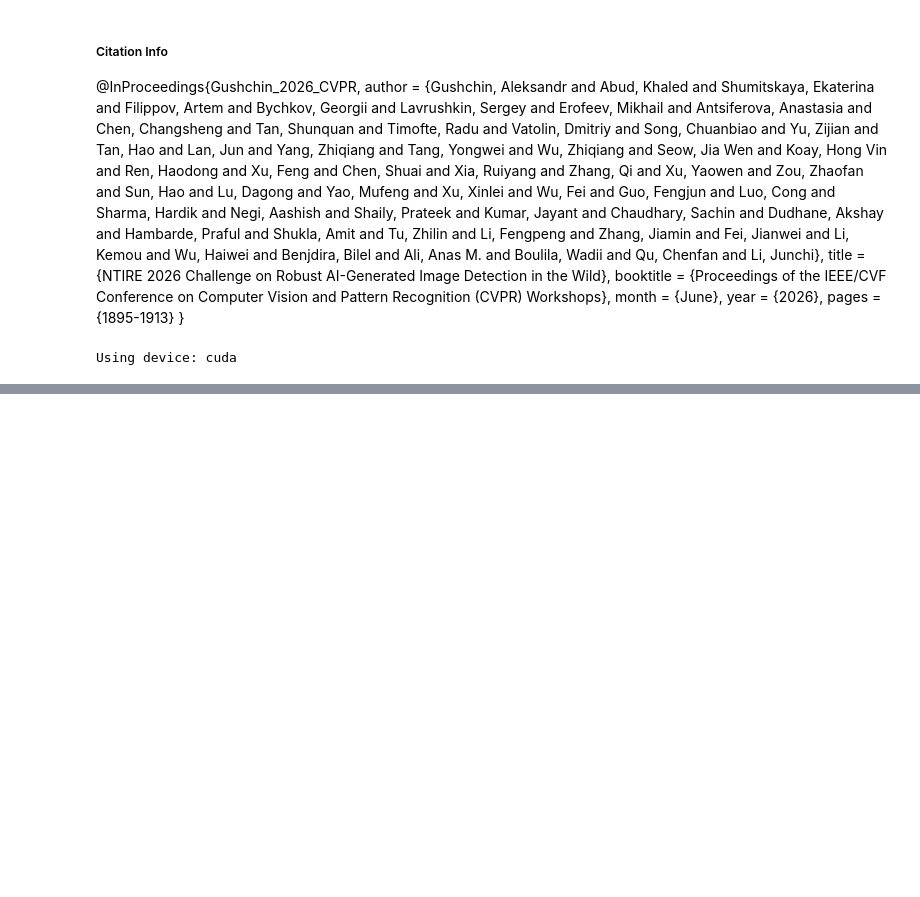
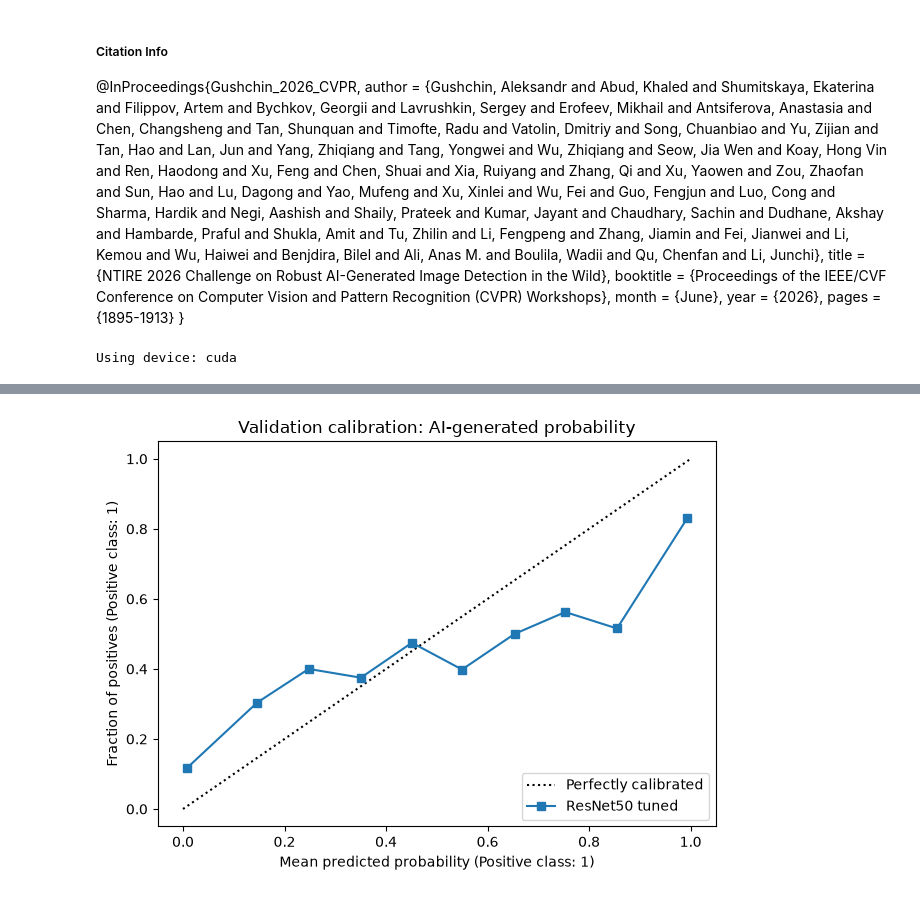
Before and after one commit to lbutch18/AI-Generated-Image-Detection, a Jupyter notebook: training/ntire/training_notebooks/ResNet50_tuning.ipynb, the cells around one changed output, grey strips where cells are left out. Cells and saved outputs as stored; diff of their text form; code cells hidden in the pictures; blank space fills up the shorter version.

```diff
--- a/training/ntire/training_notebooks/ResNet50_tuning.ipynb
+++ b/training/ntire/training_notebooks/ResNet50_tuning.ipynb
@@ -229,0 +177,83 @@ plt.show()
+# %%
+# Get detailed metrics for the current model on the validation set
+model = torch.load('../models/ResNet50FineTuned.pth', map_location=device, weights_only=False)
+
+import numpy as np
+import matplotlib.pyplot as plt
+from sklearn.calibration import CalibrationDisplay
+from sklearn.metrics import (
+    classification_report,
+    confusion_matrix,
+    balanced_accuracy_score,
+    brier_score_loss,
+    log_loss,
+    roc_auc_score,
+)
+
+y_true, y_pred, y_ai_probability, is_distorted = [], [], [], []
+
+model.eval()
+with torch.no_grad():
+    for batch in valloader:
+        images = batch["image"].to(device)
+        outputs = model(images)
+        probabilities = outputs.softmax(dim=1)
+        predictions = probabilities.argmax(dim=1)
+
+        y_true.extend(batch["label"].to(device).tolist())
+        y_pred.extend(predictions.tolist())
+        # Class 1 is AI-generated; use its probability for every image.
+        y_ai_probability.extend(probabilities[:, 1].tolist())
+        is_distorted.extend(batch["is_distorted"].tolist())
+
+# Keep the labels, predictions, scores, and distortion flags aligned.
+y_true = np.asarray(y_true)
+y_pred = np.asarray(y_pred)
+y_ai_probability = np.asarray(y_ai_probability)
+is_distorted = np.asarray(is_distorted)
+
+# Classification uses the existing argmax decision (equivalent to threshold 0.5,
+# with ties assigned to Real). ROC AUC uses continuous AI probabilities.
+for subset_name, mask in [
+    ("Overall", np.ones(len(y_true), dtype=bool)),
+    ("Clean", is_distorted == 0),
+    ("Distorted (robustness)", is_distorted == 1),
+]:
+    print(f"\n{subset_name}: {mask.sum()} images")
+    if not mask.any():
+        print("No images in this subset; skipping metrics.")
+        continue
+
+    labels = y_true[mask]
+    predicted = y_pred[mask]
+    scores = y_ai_probability[mask]
+    print(classification_report(
+        labels,
+        predicted,
+        labels=[0, 1],
+        target_names=["Real", "AI-generated"],
+        digits=3,
+        zero_division=0,
+    ))
+    print("Confusion matrix (rows: actual, columns: predicted; order: Real, AI-generated):")
+    print(confusion_matrix(labels, predicted, labels=[0, 1]))
+    print(f"Balanced accuracy: {balanced_accuracy_score(labels, predicted):.4f}")
+    print(f"Brier score (lower is better): {brier_score_loss(labels, scores):.4f}")
+    print(f"Log loss (lower is better): {log_loss(labels, scores, labels=[0, 1]):.4f}")
+    if len(np.unique(labels)) == 2:
+        print(f"ROC-AUC (higher is better): {roc_auc_score(labels, scores):.6f}")
+    else:
+        print("ROC-AUC is undefined: this subset contains only one class.")
+
+# Near the diagonal means predicted AI probabilities match observed AI frequencies.
+CalibrationDisplay.from_predictions(
+    y_true,
+    y_ai_probability,
+    n_bins=10,
+    strategy="uniform",
+    name="ResNet50 tuned",
+)
+plt.title("Validation calibration: AI-generated probability")
+plt.tight_layout()
+plt.show()
+# %% [output]
@@ -229,0 +277 @@ plt.show()
+[figure, added]
```
Also changed, not shown: parts of 6 cells of this notebook, 4 other files.
